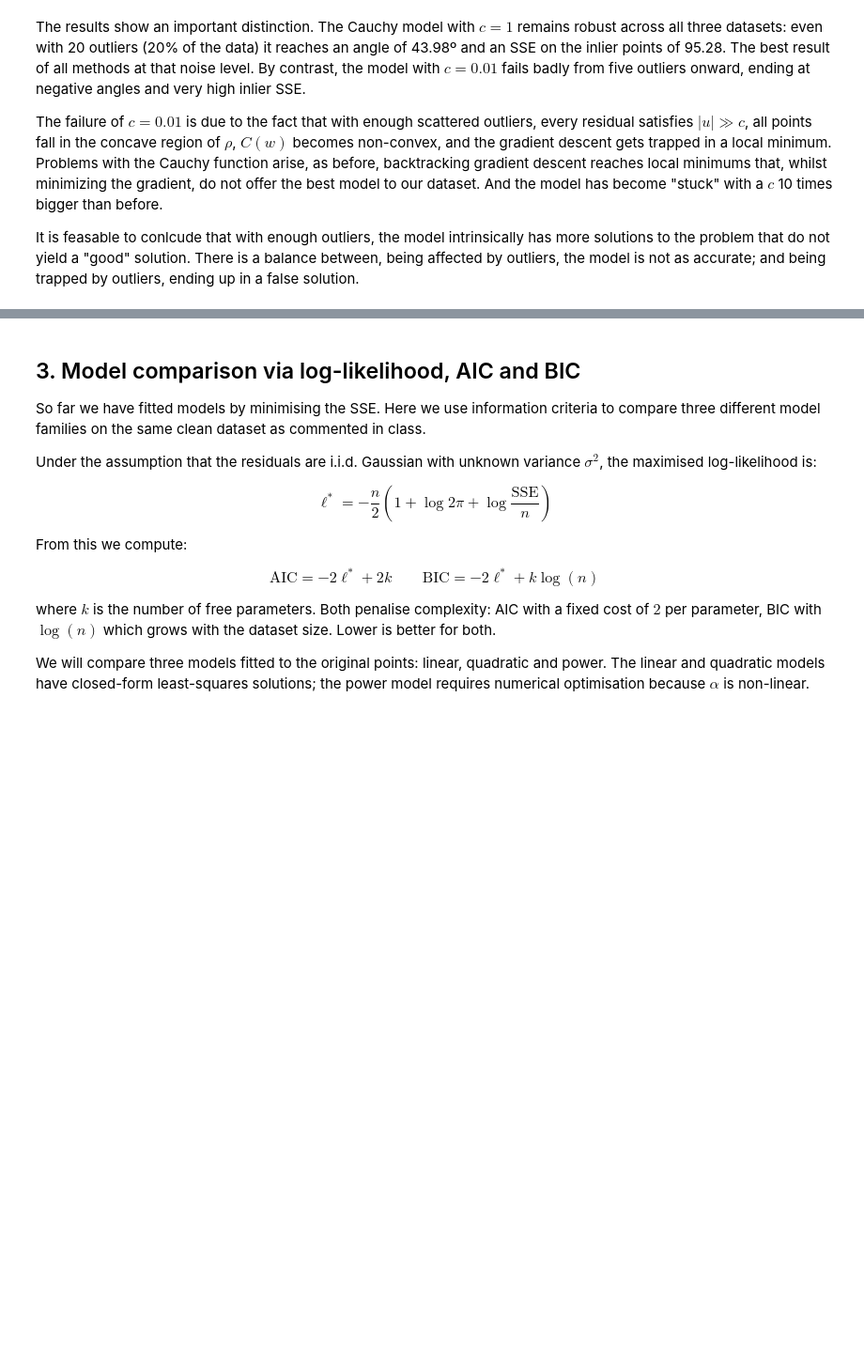
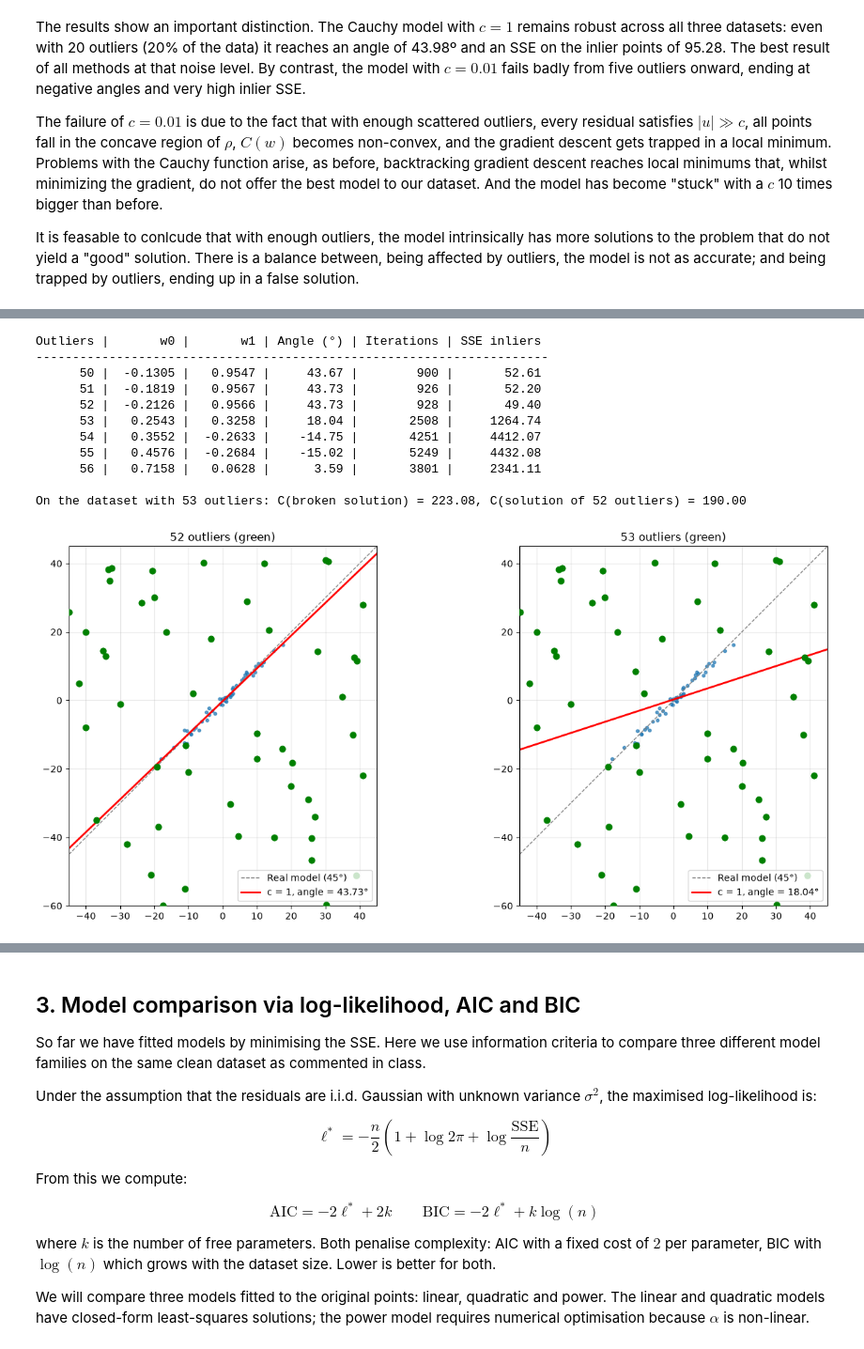
Before and after one commit to GCGCepi/Master_FPoDS, a Jupyter notebook: Optimization/Lab/Session 3/Session3.ipynb, the cells around one changed output, grey strips where cells are left out. Shown at 94% size. Cells and saved outputs as stored; diff of their text form; code cells hidden in the pictures; blank space fills up the shorter version.

```diff
--- a/Optimization/Lab/Session 3/Session3.ipynb
+++ b/Optimization/Lab/Session 3/Session3.ipynb
@@ -1070,0 +1074,80 @@ It is feasable to conlcude that with enough outliers, the model intrinsically ha
+# %%
+# Instead of coding the outliers we searched adding one-by-one until the model broke.
+#  We asked Claude to automate it for a given seed
+# Therefore, now numbers are generated at random with a seed and a 5º difference in
+#   in the angle of the model is what makes it stop adding outliers
+
+# Random points with a fixed seed
+rng = np.random.default_rng(112358)
+extra_outliers = np.column_stack([rng.uniform(-45, 45, 80), rng.uniform(-60, 45, 80)])
+
+# Starting from the twenty outliers dataset we move one more point
+datasets_more_outliers = {}
+results_more_outliers = {}
+data_more_outliers = points_20_outliers.copy()
+for n_out in range(20, 81):
+    if n_out > 20:
+        data_more_outliers[n_out] = extra_outliers[n_out - 21]
+    idx = list(range(1, n_out + 1))
+    datasets_more_outliers[n_out] = (data_more_outliers.copy(), idx)
+
+    def f_cauchy_more_outliers(w):
+        return cauchy(data_more_outliers, w[0], w[1], 1)
+
+    def grad_f_cauchy_more_outliers(w):
+        return cauchy_grad(data_more_outliers, w[0], w[1], 1)
+
+    path_more_outliers, alphas_more_outliers, n_halvings_more_outliers = grad_desc_backtracking(f_cauchy_more_outliers, grad_f_cauchy_more_outliers, 0, -0.25, max_iter=100000)
+    results_more_outliers[n_out] = path_more_outliers
+
+# Too much angle difference
+for n_out in results_more_outliers:
+    angle_more_outliers = np.degrees(np.arctan(results_more_outliers[n_out][-1][1]))
+    if abs(angle_more_outliers - angle_Cauchy) > 5:
+        n_break = n_out
+        break
+n_ok = n_break - 1
+
+print(f"{'Outliers':>8} | {'w0':>8} | {'w1':>8} | {'Angle (°)':>9} | {'Iterations':>10} | {'SSE inliers':>11}")
+print("-" * 70)
+for n_out in range(n_break - 3, n_break + 4):
+    data, idx = datasets_more_outliers[n_out]
+    w0, w1 = results_more_outliers[n_out][-1]
+    print(f"{n_out:>8} | {w0:>8.4f} | {w1:>8.4f} | {np.degrees(np.arctan(w1)):>9.2f} | {len(results_more_outliers[n_out]):>10} | {sse_inliers(data, idx, w0, w1):>11.2f}")
+
+# We check that the broken solution is a local minimum, by comparing its C with the C of the good solution on the same dataset
+data, idx = datasets_more_outliers[n_break]
+w0_broken, w1_broken = results_more_outliers[n_break][-1]
+w0_good, w1_good = results_more_outliers[n_ok][-1]
+print()
+print(f"On the dataset with {n_break} outliers: C(broken solution) = {cauchy(data, w0_broken, w1_broken):.2f}, C(solution of {n_ok} outliers) = {cauchy(data, w0_good, w1_good):.2f}")
+
+# The last dataset that works and the first one that breaks
+fig, axs = plt.subplots(1, 2, figsize=(16, 7))
+for ax, n_out in zip(axs, [n_ok, n_break]):
+    data, idx = datasets_more_outliers[n_out]
+    w0, w1 = results_more_outliers[n_out][-1]
+    ax.scatter(data[:, 0], data[:, 1], alpha=0.7, s=10)
+    ax.scatter(data[idx, 0], data[idx, 1], color="green", s=40, zorder=3)
+    ax.axline((0, 0), slope=1, color="gray", ls="--", lw=1, label="Real model (45°)")
+    ax.axline((0, w0), slope=w1, color="red", lw=2, label=f"c = 1, angle = {np.degrees(np.arctan(w1)):.2f}°")
+    ax.set_xlim(-45, 45)
+    ax.set_ylim(-60, 45)
+    ax.set_aspect("equal")
+    ax.grid(alpha=0.3)
+    ax.legend(loc="lower right")
+    ax.set_title(f"{n_out} outliers (green)")
+plt.show()
+# %% [output]
+Outliers |       w0 |       w1 | Angle (°) | Iterations | SSE inliers
+----------------------------------------------------------------------
+      50 |  -0.1305 |   0.9547 |     43.67 |        900 |       52.61
+      51 |  -0.1819 |   0.9567 |     43.73 |        926 |       52.20
+      52 |  -0.2126 |   0.9566 |     43.73 |        928 |       49.40
+      53 |   0.2543 |   0.3258 |     18.04 |       2508 |     1264.74
+      54 |   0.3552 |  -0.2633 |    -14.75 |       4251 |     4412.07
+      55 |   0.4576 |  -0.2684 |    -15.02 |       5249 |     4432.08
+      56 |   0.7158 |   0.0628 |      3.59 |       3801 |     2341.11
+
+On the dataset with 53 outliers: C(broken solution) = 223.08, C(solution of 52 outliers) = 190.00
+[figure, added]
```
Also changed, not shown: parts of 10 cells of this notebook, 3 other files.
